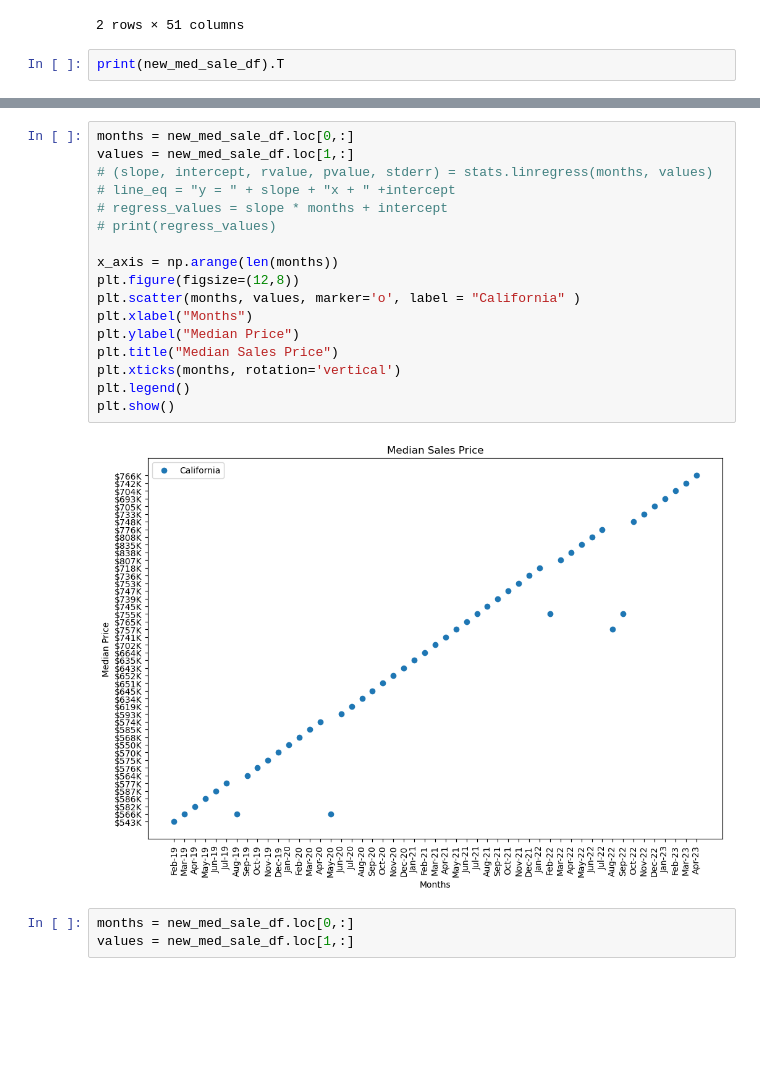
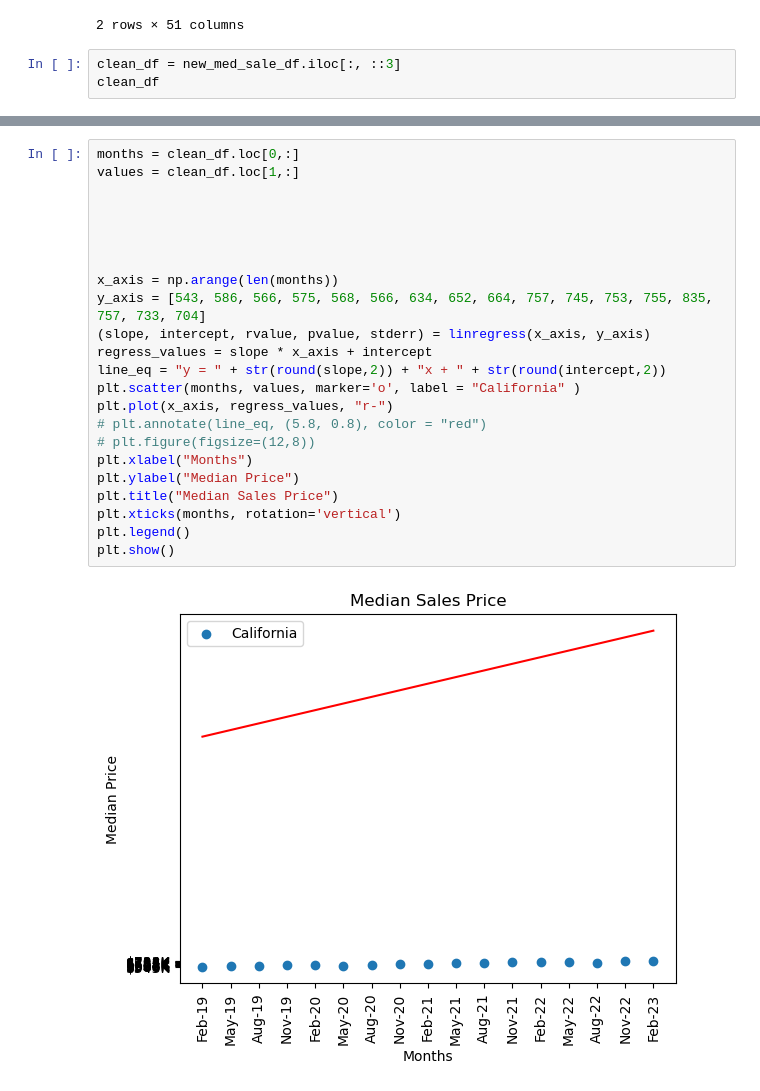
Before and after one commit to caleighteahan/Project_1, a Jupyter notebook: Untitled.ipynb, the cells around one changed output, grey strips where cells are left out. Saved outputs shown, nothing was run; the diff lists cells and outputs as text; blank space fills up the shorter version.

```diff
--- a/Untitled.ipynb
+++ b/Untitled.ipynb
@@ -16,5 +67,6 @@ new_med_sale_df.head()
 | 1 | $543K | $566K | $582K | $586K | ... |
 2 rows × 51 columns
 # %%
-print(new_med_sale_df).T
+clean_df = new_med_sale_df.iloc[:, ::3]
+clean_df
 # %% [output]
@@ -39,22 +76,25 @@ AttributeError: 'NoneType' object has no attribute 'T'
-# %%
-months = new_med_sale_df.loc[0,:]
-values = new_med_sale_df.loc[1,:]
-# (slope, intercept, rvalue, pvalue, stderr) = stats.linregress(months, values)
-# line_eq = "y = " + slope + "x + " +intercept
-# regress_values = slope * months + intercept
-# print(regress_values)
-
-x_axis = np.arange(len(months))
-plt.figure(figsize=(12,8))
-plt.scatter(months, values, marker='o', label = "California" )
-plt.xlabel("Months")
-plt.ylabel("Median Price")
-plt.title("Median Sales Price")
-plt.xticks(months, rotation='vertical')
-plt.legend()
-plt.show()
-# %% [output]
-[figure, removed]
-# %%
-months = new_med_sale_df.loc[0,:]
-values = new_med_sale_df.loc[1,:]
+# %%
+months = clean_df.loc[0,:]
+values = clean_df.loc[1,:]
+
+
+
+
+
+x_axis = np.arange(len(months))
+y_axis = [543, 586, 566, 575, 568, 566, 634, 652, 664, 757, 745, 753, 755, 835, 757, 733, 704]
+(slope, intercept, rvalue, pvalue, stderr) = linregress(x_axis, y_axis)
+regress_values = slope * x_axis + intercept
+line_eq = "y = " + str(round(slope,2)) + "x + " + str(round(intercept,2))
+plt.scatter(months, values, marker='o', label = "California" )
+plt.plot(x_axis, regress_values, "r-")
+# plt.annotate(line_eq, (5.8, 0.8), color = "red")
+# plt.figure(figsize=(12,8))
+plt.xlabel("Months")
+plt.ylabel("Median Price")
+plt.title("Median Sales Price")
+plt.xticks(months, rotation='vertical')
+plt.legend()
+plt.show()
+# %% [output]
+[figure, added]
```
Also changed, not shown: parts of 6 cells of this notebook, 2 other files.
